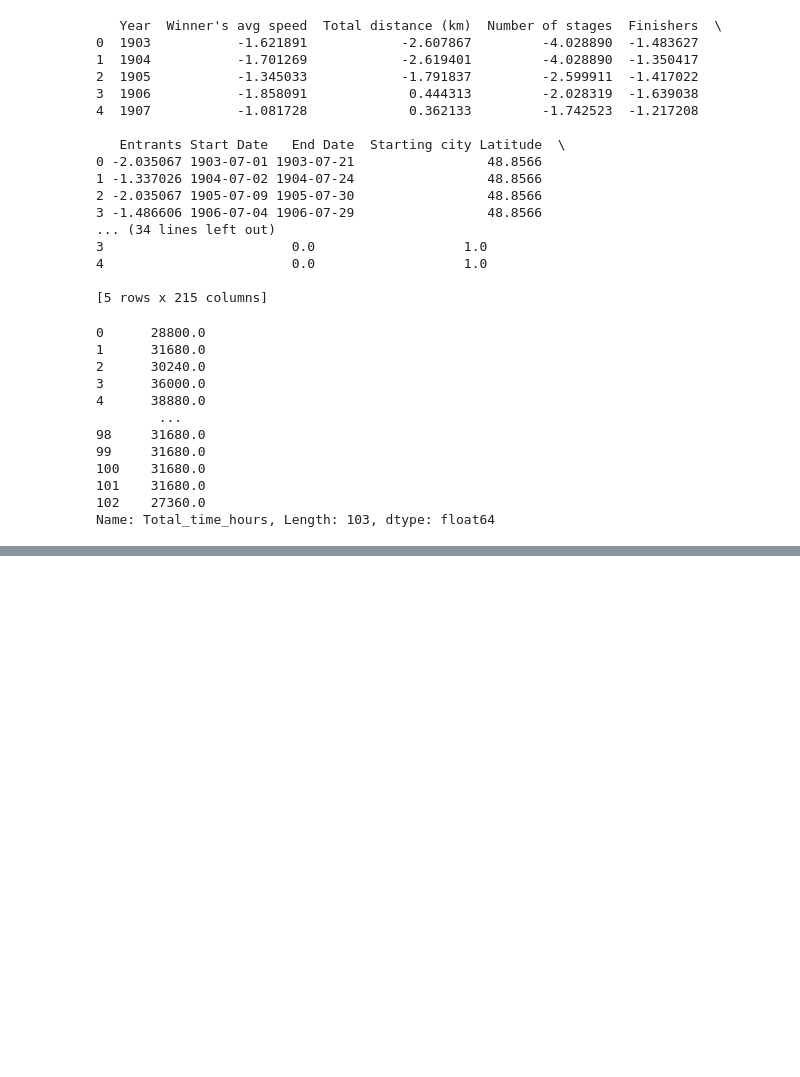
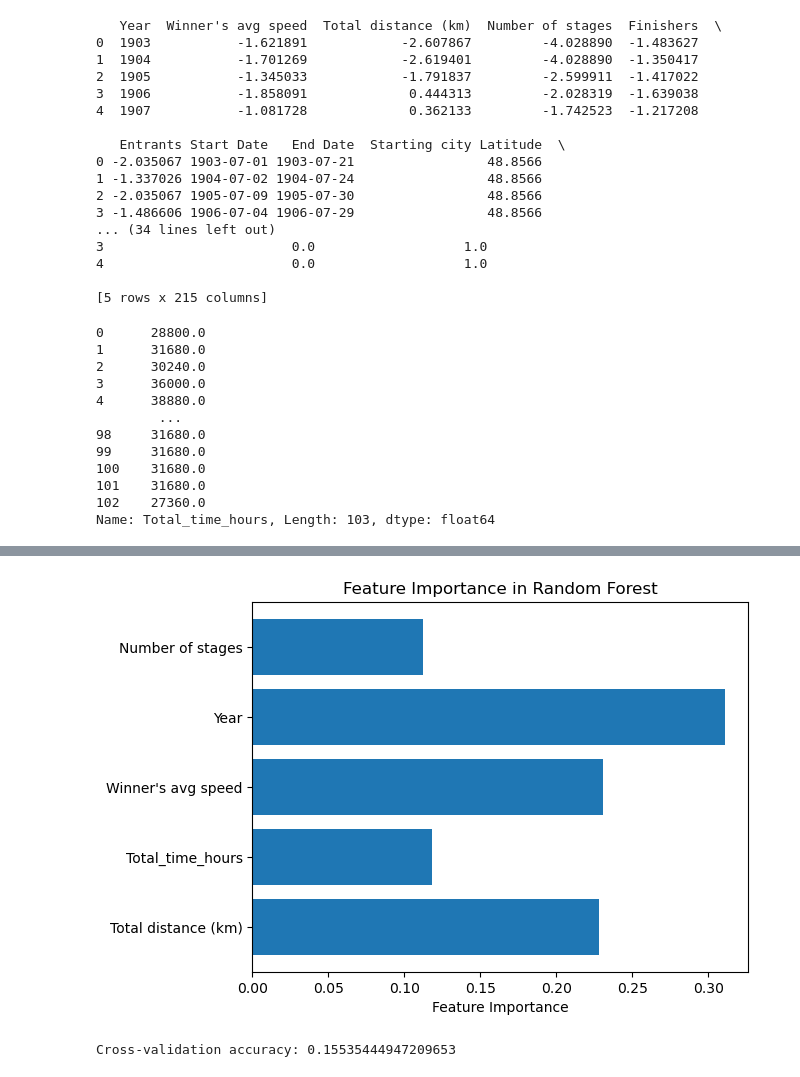
Before and after one commit to begindeveloper/Tour_De_France-Analysis, a Jupyter notebook: tour_de_france_analysis.ipynb, the cells around one changed output, grey strips where cells are left out. Cells and saved outputs as stored; diff of their text form; code cells hidden in the pictures; blank space fills up the shorter version.

```diff
--- a/tour_de_france_analysis.ipynb
+++ b/tour_de_france_analysis.ipynb
@@ -392,0 +403,13 @@ weighted avg       0.21      0.24      0.22        21
+# %%
+importances = model.feature_importances_
+plt.barh(X.columns, importances)
+plt.xlabel("Feature Importance")
+plt.title("Feature Importance in Random Forest")
+plt.show()
+# %% [output]
+[figure, added]
+# %%
+scores = cross_val_score(model, X, y, cv=2)
+print("Cross-validation accuracy:", scores.mean())
+# %% [output]
+Cross-validation accuracy: 0.15535444947209653
```
Also changed, not shown: parts of 3 cells of this notebook.
